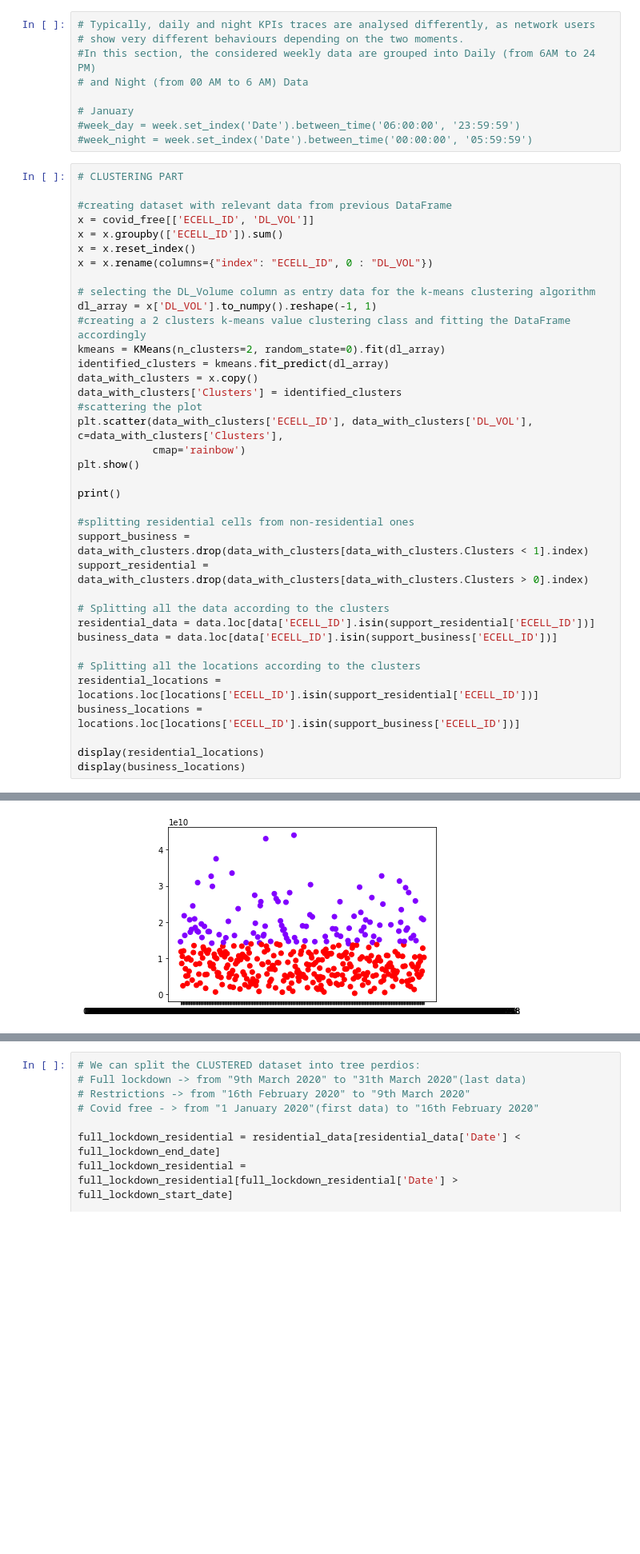
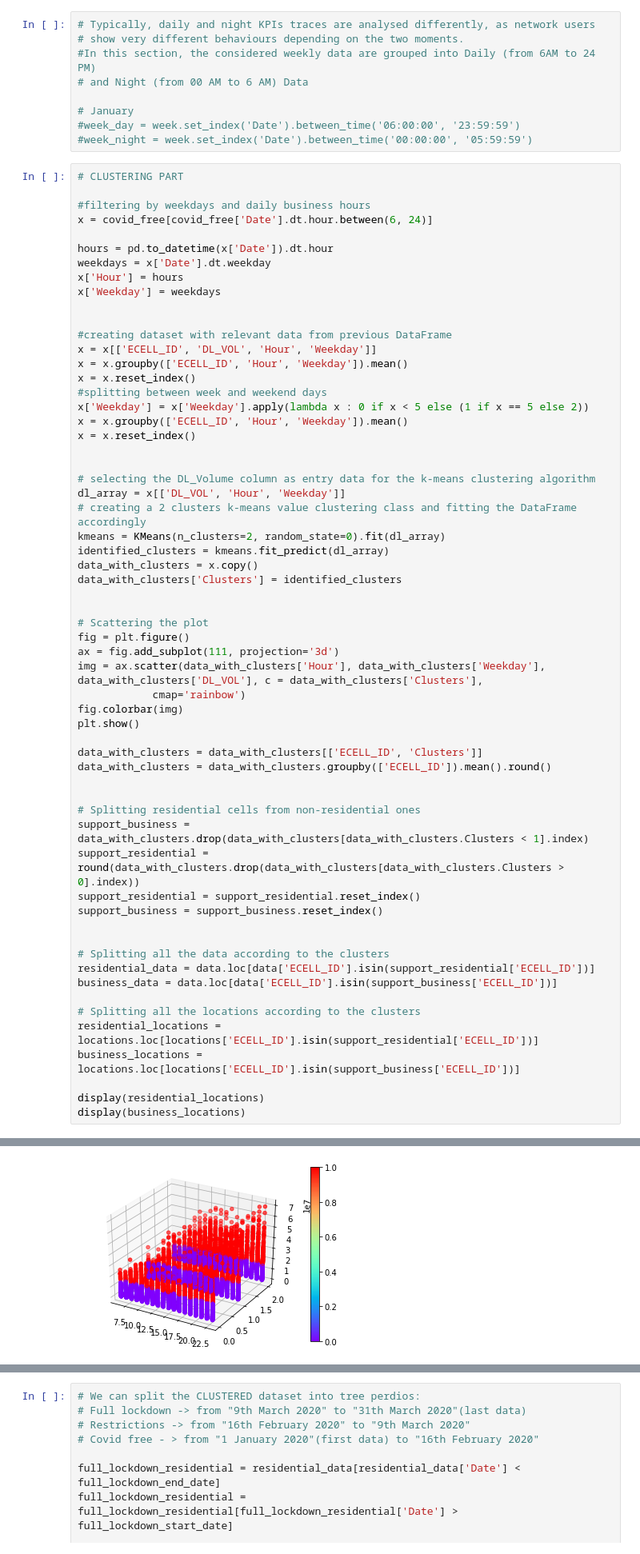
Before and after one commit to Patatone/Analysis-of-the-COVID-19-impact-on-LTE-Networks, a Jupyter notebook: Analysis_of_the_COVID_19_impact_on_LTE_Networks.ipynb, the cells around one changed output, grey strips where cells are left out. Shown at 80% size. Saved outputs shown, nothing was run; the diff lists cells and outputs as text; blank space fills up the shorter version.

```diff
--- a/Analysis_of_the_COVID_19_impact_on_LTE_Networks.ipynb
+++ b/Analysis_of_the_COVID_19_impact_on_LTE_Networks.ipynb
@@ -147,29 +138,52 @@ Number of Full Lockdown data points: 208081
 # %%
 # CLUSTERING PART
 
+#filtering by weekdays and daily business hours
+x = covid_free[covid_free['Date'].dt.hour.between(6, 24)]
+
+hours = pd.to_datetime(x['Date']).dt.hour
+weekdays = x['Date'].dt.weekday
+x['Hour'] = hours
+x['Weekday'] = weekdays
+
+
 #creating dataset with relevant data from previous DataFrame
-x = covid_free[['ECELL_ID', 'DL_VOL']]
-x = x.groupby(['ECELL_ID']).sum()
+x = x[['ECELL_ID', 'DL_VOL', 'Hour', 'Weekday']]
+x = x.groupby(['ECELL_ID', 'Hour', 'Weekday']).mean()
 x = x.reset_index()
-x = x.rename(columns={"index": "ECELL_ID", 0 : "DL_VOL"})
+#splitting between week and weekend days
+x['Weekday'] = x['Weekday'].apply(lambda x : 0 if x < 5 else (1 if x == 5 else 2))
+x = x.groupby(['ECELL_ID', 'Hour', 'Weekday']).mean()
+x = x.reset_index()
+
 
 # selecting the DL_Volume column as entry data for the k-means clustering algorithm
-dl_array = x['DL_VOL'].to_numpy().reshape(-1, 1)
-#creating a 2 clusters k-means value clustering class and fitting the DataFrame accordingly
+dl_array = x[['DL_VOL', 'Hour', 'Weekday']]
+# creating a 2 clusters k-means value clustering class and fitting the DataFrame accordingly
 kmeans = KMeans(n_clusters=2, random_state=0).fit(dl_array)
 identified_clusters = kmeans.fit_predict(dl_array)
 data_with_clusters = x.copy()
 data_with_clusters['Clusters'] = identified_clusters
-#scattering the plot
-plt.scatter(data_with_clusters['ECELL_ID'], data_with_clusters['DL_VOL'], c=data_with_clusters['Clusters'],
+
+
+# Scattering the plot
+fig = plt.figure()
+ax = fig.add_subplot(111, projection='3d')
+img = ax.scatter(data_with_clusters['Hour'], data_with_clusters['Weekday'], data_with_clusters['DL_VOL'], c = data_with_clusters['Clusters'],
             cmap='rainbow')
+fig.colorbar(img)
 plt.show()
 
-print()
+data_with_clusters = data_with_clusters[['ECELL_ID', 'Clusters']]
+data_with_clusters = data_with_clusters.groupby(['ECELL_ID']).mean().round()
 
-#splitting residential cells from non-residential ones
+
+# Splitting residential cells from non-residential ones
 support_business = data_with_clusters.drop(data_with_clusters[data_with_clusters.Clusters < 1].index)
-support_residential = data_with_clusters.drop(data_with_clusters[data_with_clusters.Clusters > 0].index)
+support_residential = round(data_with_clusters.drop(data_with_clusters[data_with_clusters.Clusters > 0].index))
+support_residential = support_residential.reset_index()
+support_business = support_business.reset_index()
+
 
 # Splitting all the data according to the clusters
 residential_data = data.loc[data['ECELL_ID'].isin(support_residential['ECELL_ID'])]
@@ -185 +209 @@ display(business_locations)
-[figure, old version]
+[figure, new version]
```
Also changed, not shown: parts of 7 cells of this notebook.
